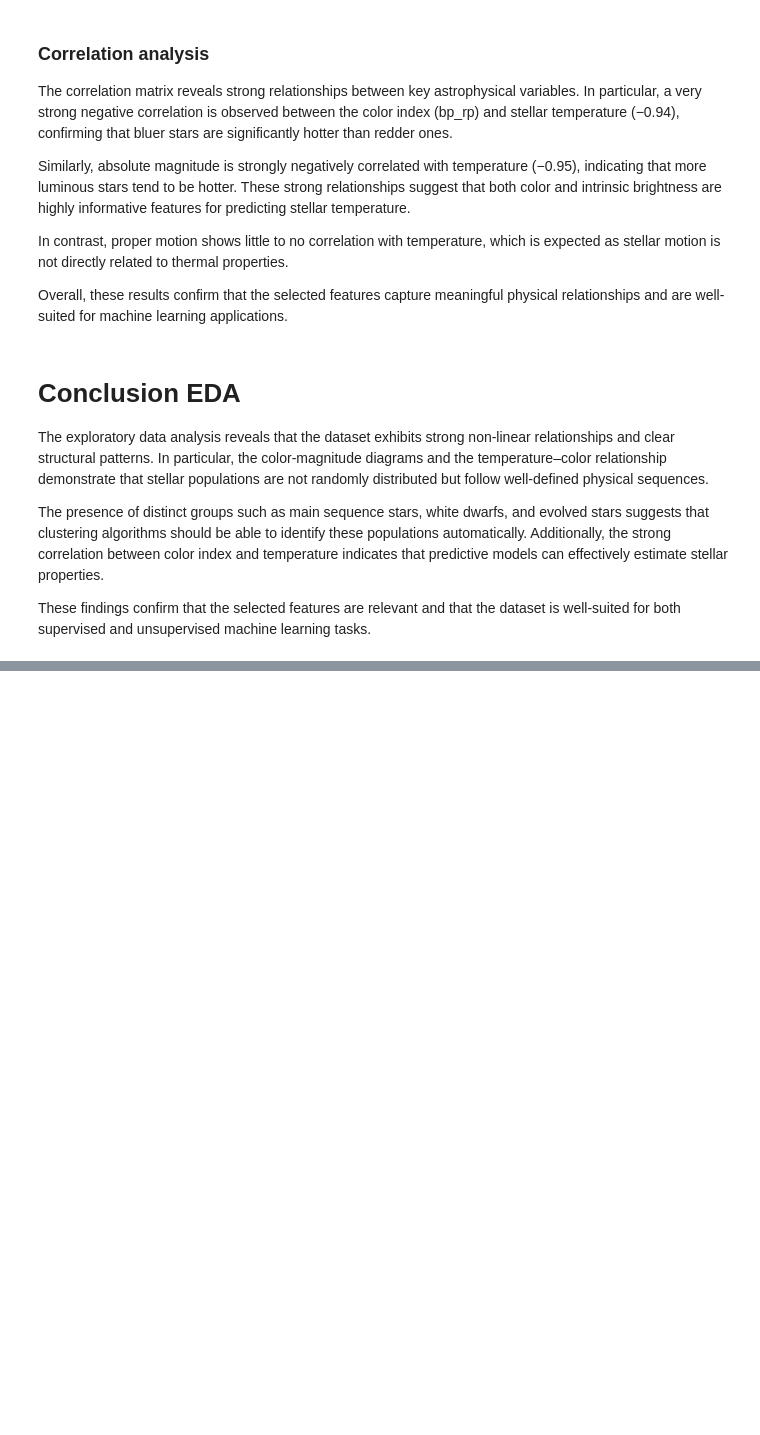
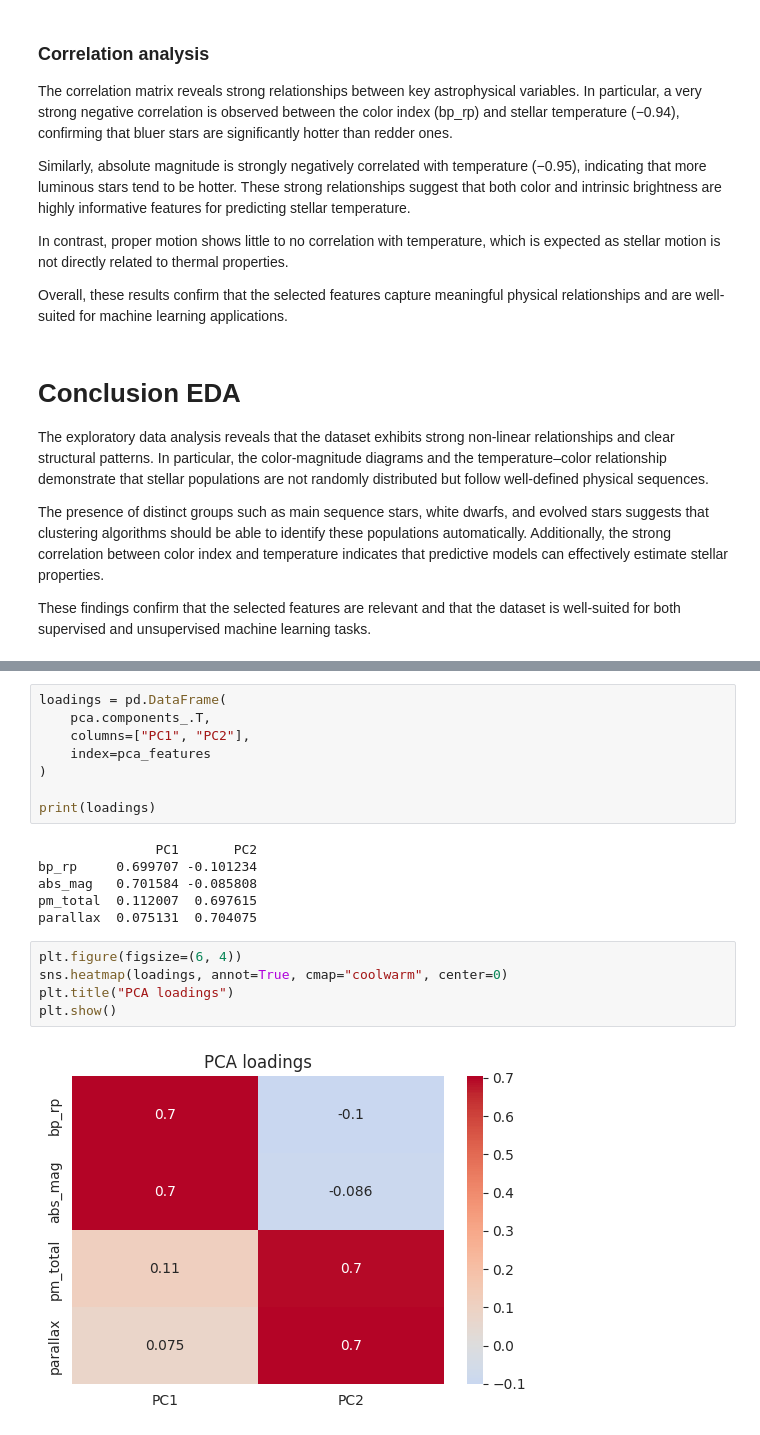
Before and after one commit to Valentinekrafft/Machinelearningproject, a Jupyter notebook: Project_ML_FINAL_EDA.ipynb, the cells around one changed output, grey strips where cells are left out. Cells and saved outputs as stored; diff of their text form; blank space fills up the shorter version.

```diff
--- a/Project_ML_FINAL_EDA.ipynb
+++ b/Project_ML_FINAL_EDA.ipynb
@@ -494,0 +571,21 @@ These findings confirm that the selected features are relevant and that the data
+# %%
+loadings = pd.DataFrame(
+    pca.components_.T,
+    columns=["PC1", "PC2"],
+    index=pca_features
+)
+
+print(loadings)
+# %% [output]
+               PC1       PC2
+bp_rp     0.699707 -0.101234
+abs_mag   0.701584 -0.085808
+pm_total  0.112007  0.697615
+parallax  0.075131  0.704075
+# %%
+plt.figure(figsize=(6, 4))
+sns.heatmap(loadings, annot=True, cmap="coolwarm", center=0)
+plt.title("PCA loadings")
+plt.show()
+# %% [output]
+[figure, added]
```
Also changed, not shown: parts of 5 cells of this notebook.
